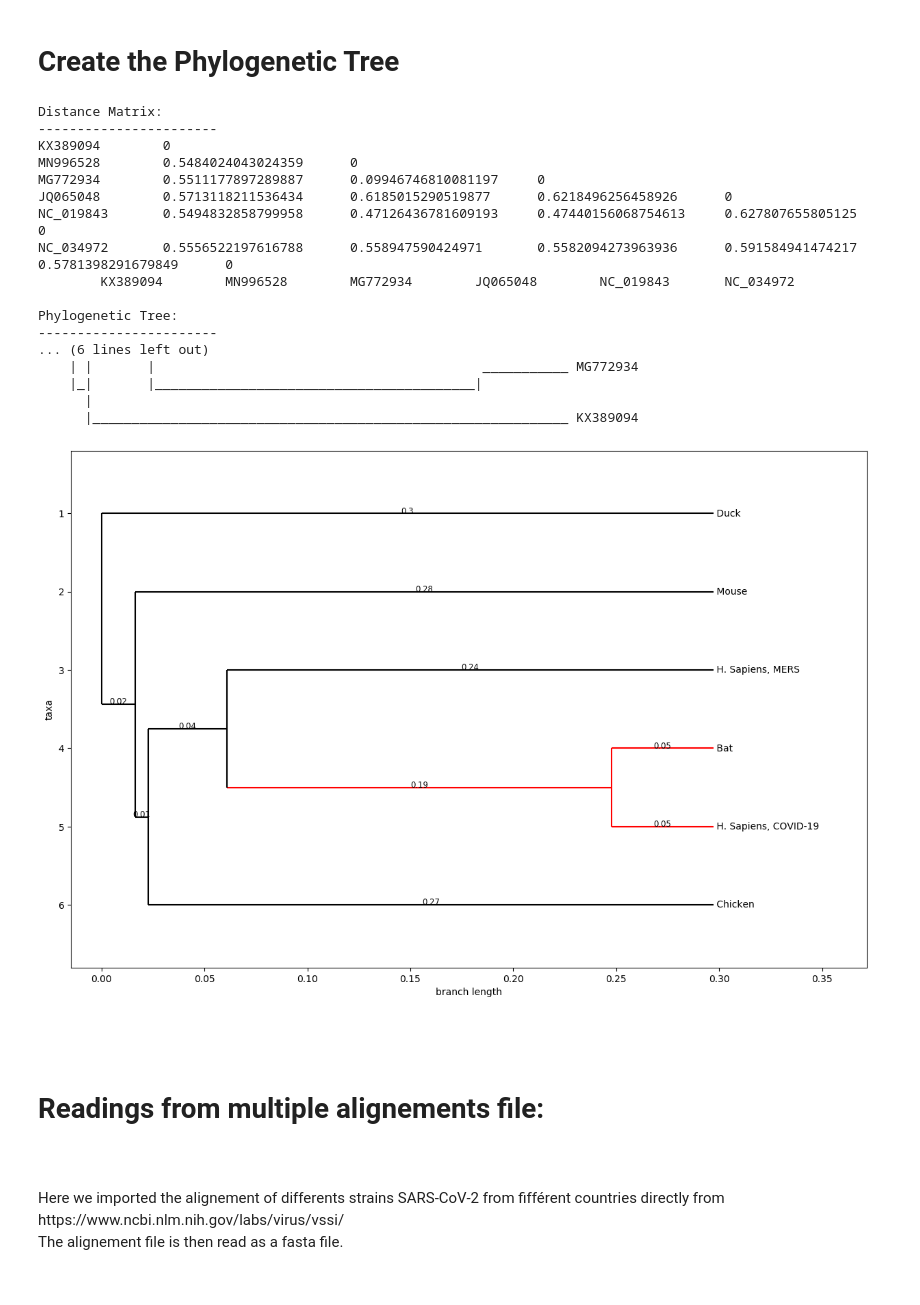
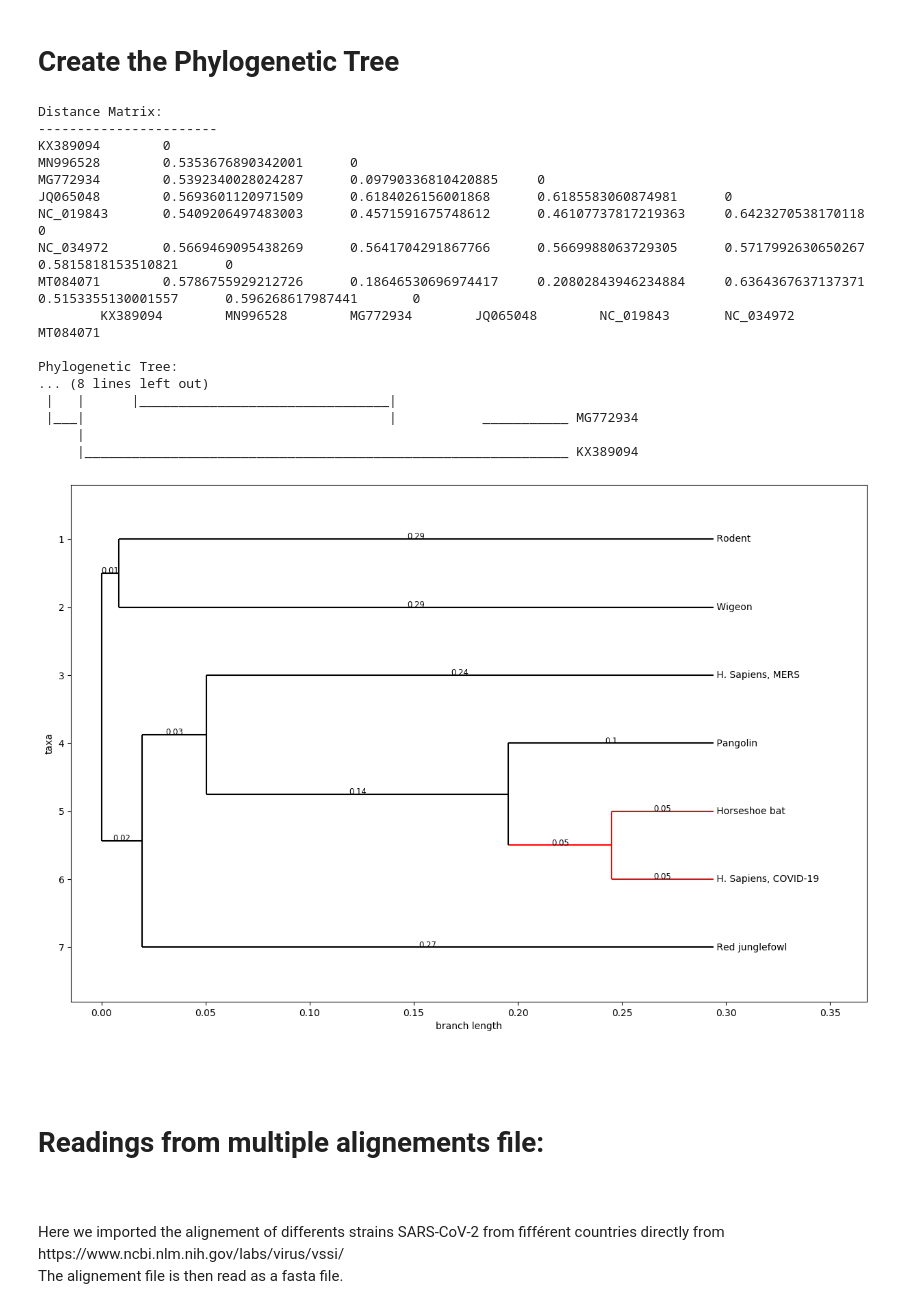
Before and after one commit to simonjuleseric2/covid_sequence, a Jupyter notebook: coronavirus_sequence_analis.ipynb, the cells around one changed output. Drawn from its saved outputs; the diff is of its cells as text; code cells hidden in the pictures.

```diff
--- a/coronavirus_sequence_analis.ipynb
+++ b/coronavirus_sequence_analis.ipynb
@@ -145,8 +153,8 @@ dm = calculator.get_distance(align)
 
 
 def get_label(leaf):
-    code=['JQ065048', 'MN996528', 'NC_034972', 'NC_019843', 'KX389094', 'MG772934']
-    host=['Wigeon', 'H. Sapiens, COVID-19', 'Rodent', 'H. Sapiens, MERS', 'Red junglefowl', 'Horseshoe bat']
+    code=['JQ065048', 'MN996528', 'NC_034972', 'NC_019843', 'KX389094', 'MG772934', 'MT084071']
+    host=['Wigeon', 'H. Sapiens, COVID-19', 'Rodent', 'H. Sapiens, MERS', 'Red junglefowl', 'Horseshoe bat', 'Pangolin']
 
     if leaf.name.startswith('Inner'):
         name=''
@@ -160,47 +168,47 @@ def get_label(leaf):
 
             #return ''
         #name=leaf.name
 
     #return name
 
 
 print('\nDistance Matrix:\n-----------------------')
 print(dm)
 
 # Phylogenetic tree using UPGMA algorithm
 constructor = DistanceTreeConstructor()
-#tree = constructor.upgma(dm) # We color the human strain, SARS and SARS-CoV-2 in blue
+tree = constructor.upgma(dm) # We color the human strain, SARS and SARS-CoV-2 in blue
 #tree.clade[1, 1, 0].color = "black"
 mrca = tree.common_ancestor({'name':  'MG772934'}, {'name': 'MN996528'})
 mrca.color = "red"
 
 fig = plt.figure(figsize=(15, 10), dpi=100)
 axes = fig.add_subplot(1, 1, 1)
 #Phylo.draw(tree, axes=axes, label_func=get_label)
 Phylo.draw(tree, axes=axes, label_func=get_label, branch_labels=lambda c: round(c.branch_length, 2), do_show=False)
 plt.savefig('tree.png')
 
 print('\nPhylogenetic Tree:\n-----------------------')
 Phylo.draw_ascii(tree)
 # %% [output]
 Distance Matrix:
 -----------------------
 KX389094        0
-MN996528        0.5484024043024359      0
-MG772934        0.5511177897289887      0.09946746810081197     0
-JQ065048        0.5713118211536434      0.6185015290519877      0.6218496256458926      0
-NC_019843       0.5494832858799958      0.47126436781609193     0.47440156068754613     0.627807655805125       0
-NC_034972       0.5556522197616788      0.558947590424971       0.5582094273963936      0.591584941474217       0.5781398291679849      0
-        KX389094        MN996528        MG772934        JQ065048        NC_019843       NC_034972
+MN996528        0.5353676890342001      0
+MG772934        0.5392340028024287      0.09790336810420885     0
+JQ065048        0.5693601120971509      0.6184026156001868      0.6185583060874981      0
+NC_019843       0.5409206497483003      0.4571591675748612      0.46107737817219363     0.6423270538170118      0
+NC_034972       0.5669469095438269      0.5641704291867766      0.5669988063729305      0.5717992630650267      0.5815818153510821      0
+MT084071        0.5786755929212726      0.18646530696974417     0.20802843946234884     0.6364367637137371      0.5153355130001557      0.596268617987441       0
+        KX389094        MN996528        MG772934        JQ065048        NC_019843       NC_034972       MT084071
 
 Phylogenetic Tree:
------------------------
-... (6 lines left out)
-    | |       |                                          ___________ MG772934
-    |_|       |_________________________________________|
-      |
-      |_____________________________________________________________ KX389094
+... (8 lines left out)
+ |   |      |________________________________|
+ |___|                                       |           ___________ MG772934
+     |
+     |______________________________________________________________ KX389094
-[figure, old version]
+[figure, new version]
 # %% [markdown]
 <br>
 <br>
```
Also changed, not shown: parts of 6 cells of this notebook, 1 other file.
